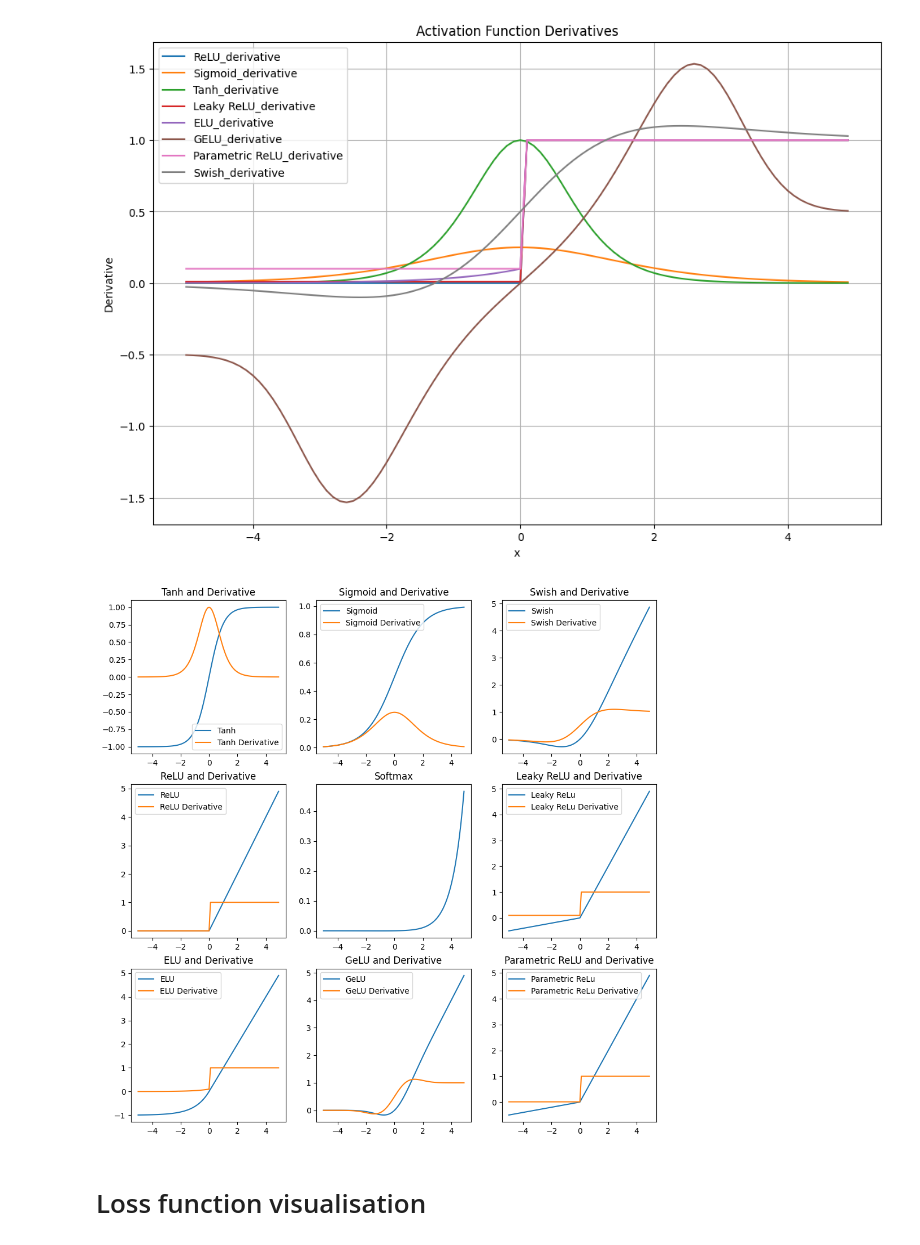
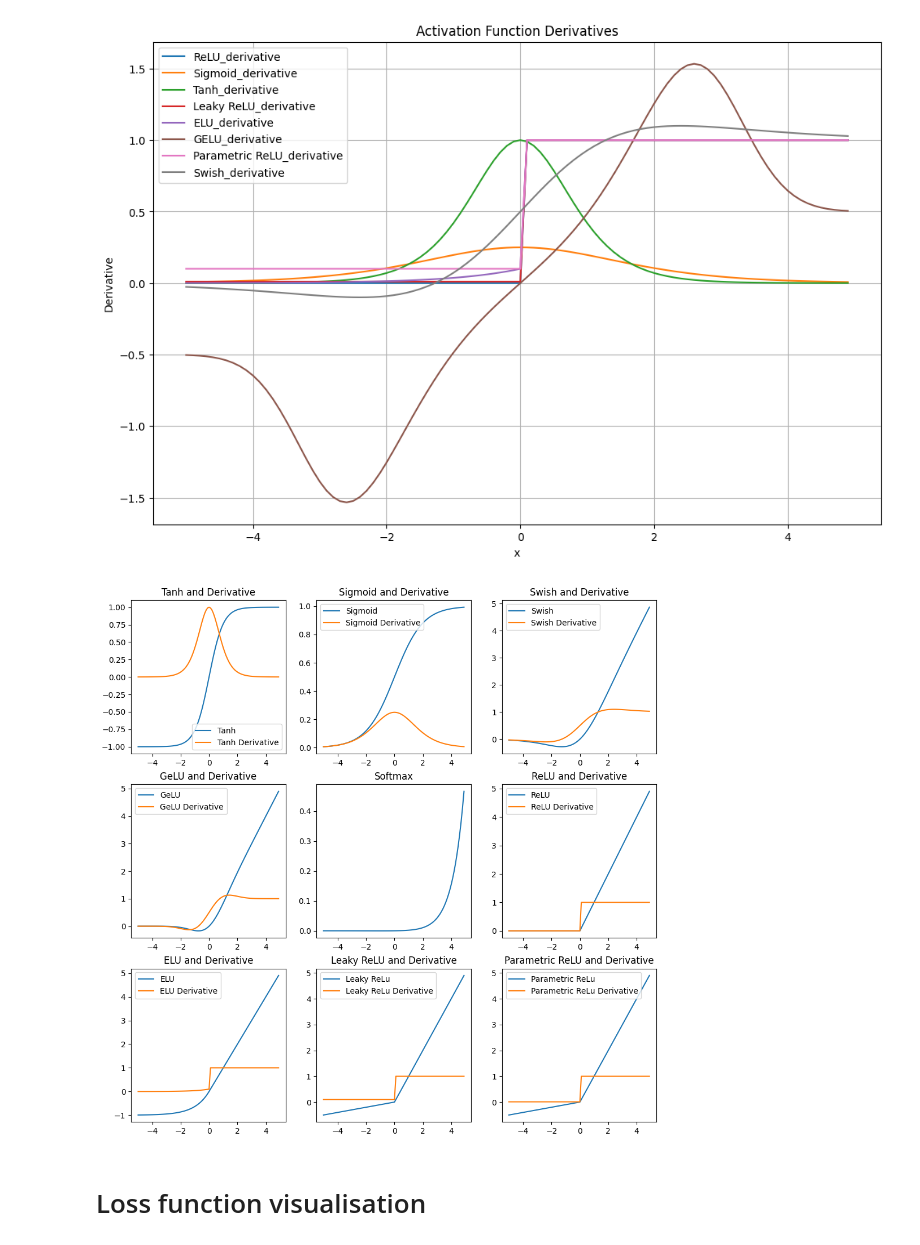
Before and after one commit to Yvnminc/Deep-Neural-Network-Components-Analysis, a Jupyter notebook: visualisations.ipynb, the cells around one changed output. Cells and saved outputs as stored; diff of their text form; code cells hidden in the pictures.

Commit message:
upload_visual

```diff
--- a/visualisations.ipynb
+++ b/visualisations.ipynb
@@ -158,6 +158,9 @@ plt.show()
 # %%
 import numpy as np
 import matplotlib.pyplot as plt
+import math
+from scipy.special import erf
+import os
 
 def sigmoid(x):
     return 1 / (1 + np.exp(-x))
@@ -220,7 +223,7 @@ def swish(x, beta = 1.0):
 
 x = np.arange(-5, 5, 0.1)
 alpha = 0.1
-beta = 1.0
+beta = 1
 
 y_relu = relu(x)
 y_leaky_relu = leaky_relu(x, alpha)
@@ -253,43 +256,43 @@ axs[0, 1].plot(x, y_sigmoid, label="Sigmoid")
 axs[0, 1].plot(x, y_sigmoid_derivative, label="Sigmoid Derivative")
 axs[0, 1].legend()
 axs[0, 1].set_title("Sigmoid and Derivative")
 
 axs[0, 2].plot(x, y_swish, label="Swish")
 axs[0, 2].plot(x, y_swish_derivative, label="Swish Derivative")
 axs[0, 2].legend()
 axs[0, 2].set_title("Swish and Derivative")
 
-axs[1, 0].plot(x, y_relu, label="ReLU")
-axs[1, 0].plot(x, y_relu_derivative, label="ReLU Derivative")
+axs[1, 0].plot(x, y_gelu, label="GeLU")
+axs[1, 0].plot(x, y_gelu_derivative, label="GeLU Derivative")
 axs[1, 0].legend()
-axs[1, 0].set_title("ReLU and Derivative")
+axs[1, 0].set_title("GeLU and Derivative")
 
 axs[1, 1].plot(x, y_softmax, label="Softmax")
 axs[1, 1].set_title("Softmax")
 
-axs[1, 2].plot(x, y_leaky_relu, label="Leaky ReLu")
-axs[1, 2].plot(x, y_leaky_relu_derivative, label="Leaky ReLu Derivative")
+axs[1, 2].plot(x, y_relu, label="ReLU")
+axs[1, 2].plot(x, y_relu_derivative, label="ReLU Derivative")
 axs[1, 2].legend()
-axs[1, 2].set_title("Leaky ReLU and Derivative")
+axs[1, 2].set_title("ReLU and Derivative")
 
 axs[2, 0].plot(x, y_elu, label="ELU")
 axs[2, 0].plot(x, y_elu_derivative, label="ELU Derivative")
 axs[2, 0].legend()
 axs[2, 0].set_title("ELU and Derivative")
 
-axs[2, 1].plot(x, y_gelu, label="GeLU")
-axs[2, 1].plot(x, y_gelu_derivative, label="GeLU Derivative")
+axs[2, 1].plot(x, y_leaky_relu, label="Leaky ReLu")
+axs[2, 1].plot(x, y_leaky_relu_derivative, label="Leaky ReLu Derivative")
 axs[2, 1].legend()
-axs[2, 1].set_title("GeLU and Derivative")
+axs[2, 1].set_title("Leaky ReLU and Derivative")
 
 axs[2, 2].plot(x, y_prelu, label="Parametric ReLu")
 axs[2, 2].plot(x, y_prelu_derivative, label="Parametric ReLu Derivative")
 axs[2, 2].legend()
 axs[2, 2].set_title("Parametric ReLU and Derivative")
 
 plt.savefig('visual_outputs/activation_functions_derivatives.png')
 # %% [output]
-[figure, old version]
+[figure, new version]
 # %% [markdown]
 # Loss function visualisation
 # %%
```
Also changed, not shown: 1 other file.
